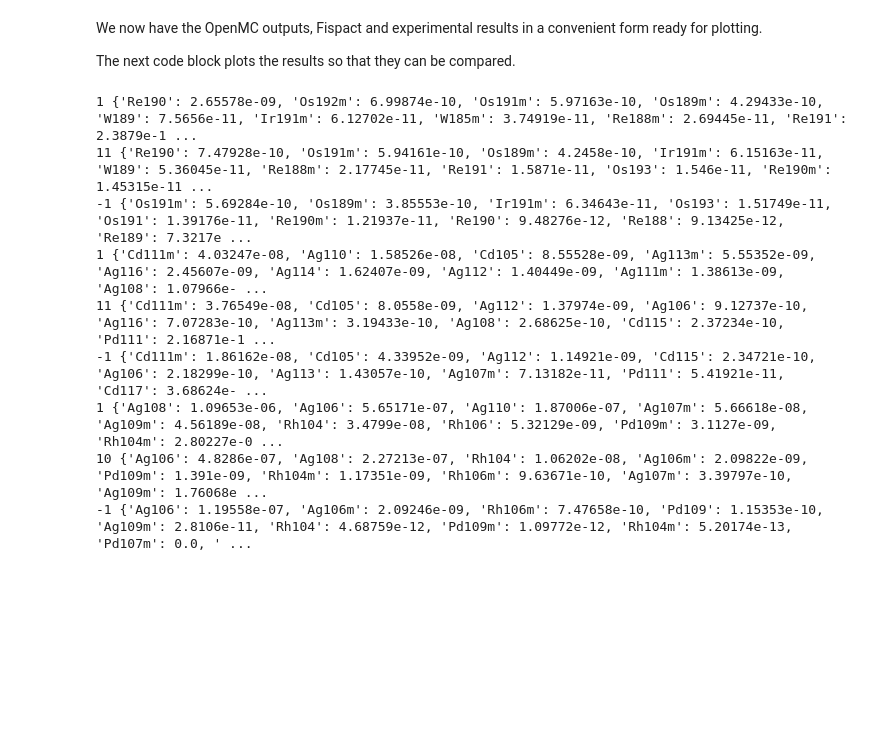
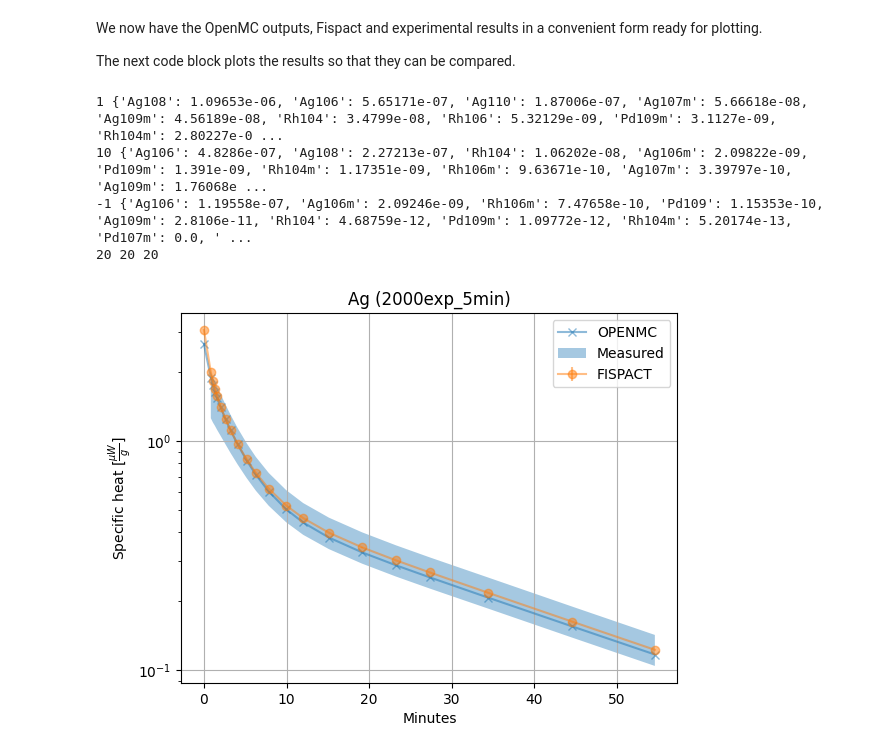
Before and after one commit to jbae11/openmc_activator, a Jupyter notebook: compare.ipynb, the cells around one changed output. Saved outputs shown, nothing was run; the diff lists cells and outputs as text; code cells hidden in the pictures; blank space fills up the shorter version.

```diff
--- a/compare.ipynb
+++ b/compare.ipynb
@@ -82,11 +79,11 @@ The times, data and uncertainties are read in.
 # %%
 def read_experimental_data(exp_file):
     lines = open(exp_file).readlines()
-    minutes = [q.strip().split()[0] for q in lines]
+    minutes = [float(q.strip().split()[0]) for q in lines]
     # it's not always days actually, check other file
-    vals = [q.strip().split()[1] for q in lines]
-    unc = [q.strip().split()[2] for q in lines]
-    return np.array(minutes, dtype=float), np.array(vals, dtype=float), np.array(unc, dtype=float)
+    vals = [float(q.strip().split()[1]) for q in lines]
+    unc = [float(q.strip().split()[2]) for q in lines]
+    return (minutes, vals, unc)
 
 # TODO consider replacing with pypact
 def is_days(input_file):
@@ -114,7 +111,7 @@ for k,l in experiments.items():
         is_day = is_days(input_path)
         mins, vals, uncs = read_experimental_data(exp_path)
         if is_day:
-            exp_data_dict['minutes'][k][exp] = mins * 60 * 24
+            exp_data_dict['minutes'][k][exp] = (np.array(mins) * 60 * 24).tolist()
         else:
             exp_data_dict['minutes'][k][exp] = mins
         exp_data_dict['data'][k][exp] = vals
@@ -129,7 +126,7 @@ def read_irr_setup(filepath):
     cleaned_irradschedule = [item for item in ff._irradschedule if item != (0.0, 0.0)]
     flux_mag_list = [val[1] for val in cleaned_irradschedule] + [0.0] * len(ff._coolingschedule)
     days_list = np.cumsum([val[0] for val in cleaned_irradschedule] + ff._coolingschedule)/ (24*60*60)
-    return days_list, flux_mag_list
+    return days_list.tolist(), flux_mag_list
 
 def read_mat_setup(filepath):
     ff = pp.InputData()
@@ -188,7 +185,7 @@ for k, l in experiments.items():
 
     # this loop currently just simulates the all materials in the benchmark suite
     # it can be changed to simulate a single material by commenting the line below.
-    # if k != 'Ag': continue
+    if k != 'Ag': continue
     # or it it can be changed to simulate a two materials by commenting the line below.
     # if k not in ['Cd', 'NiCr']: continue
 
@@ -227,7 +224,7 @@ for k, l in experiments.items():
             'multigroup_flux': ccfe_flux,
             'energy': ebins,
             'source_rate': flux_mag_list,
-            'timesteps': days_list
+            'timesteps': days_list.tolist()
         }
         element_exp_names.append((k,exp))
         all_activation_data.append(activation_data)
@@ -407,41 +343,38 @@ for k,l in openmc_result_dict.items():
         openmc = np.array(openmc) / np.array(mass)
         openmc = openmc[decay_indx:] * 1e6 # watts to microwatts
         # days to minutes
         t_openmc = t_openmc * (60*24)
         # add on 0
         plt.plot(t_openmc, openmc, label='OPENMC', marker='x', alpha=0.5)
 
-        measured = exp_data_dict['data'][k][exp]
-        t_measured = exp_data_dict['minutes'][k][exp]
-        unc_measured = exp_data_dict['unc'][k][exp]
+        measured = np.array(exp_data_dict['data'][k][exp])
+        t_measured = np.array(exp_data_dict['minutes'][k][exp])
+        unc_measured = np.array(exp_data_dict['unc'][k][exp])
         # add irradiation time to t_measured
-        t_measured = np.array(t_measured)
 
         for index,sorted_dict in fispact_imp_nuclides[k][exp].items():
             print(index, sorted_dict)
 
         if 'hour' not in exp:
             t_measured = t_measured / (60*24)
+
         # plt.errorbar(t_measured, measured, unc_measured, label='Measured', linestyle='--', marker='x')
         plt.fill_between(t_measured, measured-(3*unc_measured), measured+(3*unc_measured),
                          alpha=0.4, label='Measured')
         plt.errorbar(t_fispact, fispact_microwatt_gram, fispact_uncert, label='FISPACT', marker='o', alpha=0.5)
         # plt.plot(t_origen, origen, label='ORIGEN', marker='1', alpha=0.5)
         plt.yscale('log')
         plt.xlabel('Minutes')
         plt.ylabel(r'Specific heat [$\frac{\mu W}{g}$]')
         plt.legend()
         plt.grid()
         plt.title(k + ' (%s)' %(exp))
-        plt.savefig(Path('docs') / f'{k}_{exp}.png')
+        # plt.savefig(Path('docs') / f'{k}_{exp}.png')
+        plt.show()
         plt.close()
 # %% [output]
-1 {'Re190': 2.65578e-09, 'Os192m': 6.99874e-10, 'Os191m': 5.97163e-10, 'Os189m': 4.29433e-10, 'W189': 7.5656e-11, 'Ir191m': 6.12702e-11, 'W185m': 3.74919e-11, 'Re188m': 2.69445e-11, 'Re191': 2.3879e-1 ...
-11 {'Re190': 7.47928e-10, 'Os191m': 5.94161e-10, 'Os189m': 4.2458e-10, 'Ir191m': 6.15163e-11, 'W189': 5.36045e-11, 'Re188m': 2.17745e-11, 'Re191': 1.5871e-11, 'Os193': 1.546e-11, 'Re190m': 1.45315e-11 ...
--1 {'Os191m': 5.69284e-10, 'Os189m': 3.85553e-10, 'Ir191m': 6.34643e-11, 'Os193': 1.51749e-11, 'Os191': 1.39176e-11, 'Re190m': 1.21937e-11, 'Re190': 9.48276e-12, 'Re188': 9.13425e-12, 'Re189': 7.3217e ...
-1 {'Cd111m': 4.03247e-08, 'Ag110': 1.58526e-08, 'Cd105': 8.55528e-09, 'Ag113m': 5.55352e-09, 'Ag116': 2.45607e-09, 'Ag114': 1.62407e-09, 'Ag112': 1.40449e-09, 'Ag111m': 1.38613e-09, 'Ag108': 1.07966e- ...
-11 {'Cd111m': 3.76549e-08, 'Cd105': 8.0558e-09, 'Ag112': 1.37974e-09, 'Ag106': 9.12737e-10, 'Ag116': 7.07283e-10, 'Ag113m': 3.19433e-10, 'Ag108': 2.68625e-10, 'Cd115': 2.37234e-10, 'Pd111': 2.16871e-1 ...
--1 {'Cd111m': 1.86162e-08, 'Cd105': 4.33952e-09, 'Ag112': 1.14921e-09, 'Cd115': 2.34721e-10, 'Ag106': 2.18299e-10, 'Ag113': 1.43057e-10, 'Ag107m': 7.13182e-11, 'Pd111': 5.41921e-11, 'Cd117': 3.68624e- ...
 1 {'Ag108': 1.09653e-06, 'Ag106': 5.65171e-07, 'Ag110': 1.87006e-07, 'Ag107m': 5.66618e-08, 'Ag109m': 4.56189e-08, 'Rh104': 3.4799e-08, 'Rh106': 5.32129e-09, 'Pd109m': 3.1127e-09, 'Rh104m': 2.80227e-0 ...
 10 {'Ag106': 4.8286e-07, 'Ag108': 2.27213e-07, 'Rh104': 1.06202e-08, 'Ag106m': 2.09822e-09, 'Pd109m': 1.391e-09, 'Rh104m': 1.17351e-09, 'Rh106m': 9.63671e-10, 'Ag107m': 3.39797e-10, 'Ag109m': 1.76068e ...
 -1 {'Ag106': 1.19558e-07, 'Ag106m': 2.09246e-09, 'Rh106m': 7.47658e-10, 'Pd109': 1.15353e-10, 'Ag109m': 2.8106e-11, 'Rh104': 4.68759e-12, 'Pd109m': 1.09772e-12, 'Rh104m': 5.20174e-13, 'Pd107m': 0.0, ' ...
+20 20 20
+[figure, added]
```
Also changed, not shown: parts of 6 cells of this notebook, 1 other file.
